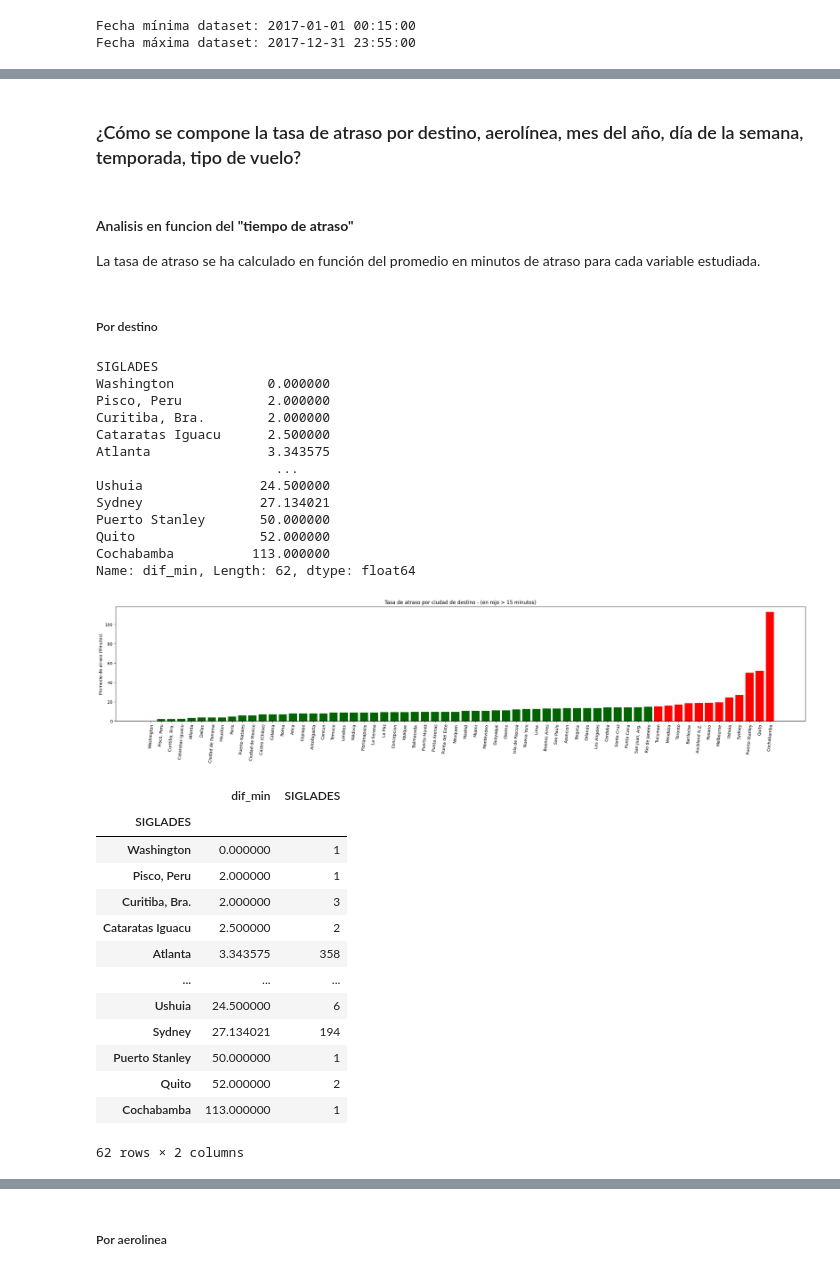
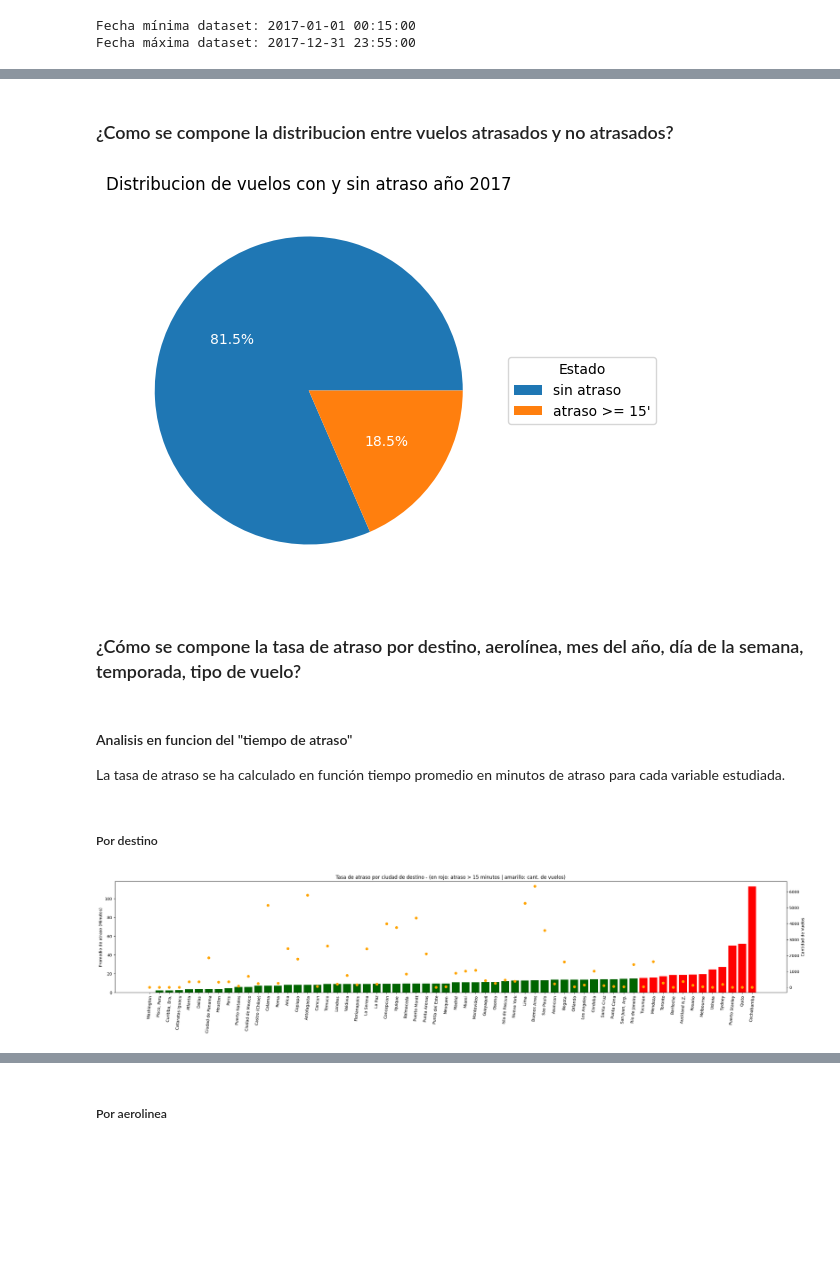
Before and after one commit to gabrielfernandorey/gabrielfernandorey.github.io, a Jupyter notebook: projects/ML01/flight_delay.ipynb, the cells around one changed output, grey strips where cells are left out. Cells and saved outputs as stored; diff of their text form; code cells hidden in the pictures; blank space fills up the shorter version.

```diff
--- a/projects/ML01/flight_delay.ipynb
+++ b/projects/ML01/flight_delay.ipynb
@@ -345,11 +353,26 @@ df_transform
 # Exportacion
 compression_opts = dict(method='zip', archive_name='out.csv')
 df_raw.to_csv('export.zip', index=False, compression=compression_opts)
+# %% [markdown]
+### ¿Como se compone la distribucion entre vuelos atrasados y no atrasados?
+# %%
+def func(pct, allvals):
+    absolute = int(np.round(pct/100.*np.sum(allvals)))
+    return f"{pct:.1f}%"
+
+data = df_transform['atraso_15'].value_counts()
+fig, ax=plt.subplots(figsize=(5,5))
+w, texts, autotexts = ax.pie(data, autopct=lambda pct: func(pct, data), textprops=dict(color="w"))
+ax.set_title('Distribucion de vuelos con y sin atraso año 2017')
+ax.legend(w, ["sin atraso", "atraso >= 15'"], title="Estado", loc="center left",bbox_to_anchor=(1, 0, 0.5, 1))
+ax.set_ylabel('');
+# %% [output]
+[figure, added]
 # %% [markdown]
 ### ¿Cómo se compone la tasa de atraso por destino, aerolínea, mes del año, día de la semana, temporada, tipo de vuelo?
 # %% [markdown]
-#### Analisis en funcion del **"tiempo de atraso"**
-La tasa de atraso se ha calculado en función del promedio en minutos de atraso para cada variable estudiada.
+#### Analisis en funcion del "tiempo de atraso"
+La tasa de atraso se ha calculado en función tiempo promedio en minutos de atraso para cada variable estudiada.
 # %%
 # Definir umbral y color
 def grafico_tasa(tasa, titulo):
@@ -365,43 +393,10 @@ def grafico_tasa(tasa, titulo):
   plt.show;
 # %% [markdown]
 ##### Por destino
-# %%
-tasa_destino = df_transform.groupby("SIGLADES")["dif_min"].mean().sort_values()
-tasa_destino
-# %% [output]
-SIGLADES
-Washington            0.000000
-Pisco, Peru           2.000000
-Curitiba, Bra.        2.000000
-Cataratas Iguacu      2.500000
-Atlanta               3.343575
-                       ...
-Ushuia               24.500000
-Sydney               27.134021
-Puerto Stanley       50.000000
-Quito                52.000000
-Cochabamba          113.000000
-Name: dif_min, Length: 62, dtype: float64
-# %%
-grafico_tasa(tasa_destino, "ciudad de destino")
-# %% [output]
-[figure, removed]
 # %%
+tasa_destino = df_transform.groupby("SIGLADES")["dif_min"].mean().sort_values()
 vuelos_por_destino = df_transform.groupby("SIGLADES")["SIGLADES"].count()
 vista_destino = pd.merge(tasa_destino, vuelos_por_destino, left_index=True, right_index=True ).sort_values('dif_min', ascending=True)
-vista_destino
+grafico_tasa(vista_destino, "ciudad de destino")
 # %% [output]
-|  | dif_min | SIGLADES |
-| SIGLADES |  |  |
-| Washington | 0.000000 | 1 |
-| Pisco, Peru | 2.000000 | 1 |
-| Curitiba, Bra. | 2.000000 | 3 |
-| Cataratas Iguacu | 2.500000 | 2 |
-| Atlanta | 3.343575 | 358 |
-| ... | ... | ... |
-| Ushuia | 24.500000 | 6 |
-| Sydney | 27.134021 | 194 |
-| Puerto Stanley | 50.000000 | 1 |
-| Quito | 52.000000 | 2 |
-| Cochabamba | 113.000000 | 1 |
-62 rows × 2 columns
+[figure, added]
```
Also changed, not shown: parts of 76 cells of this notebook.
